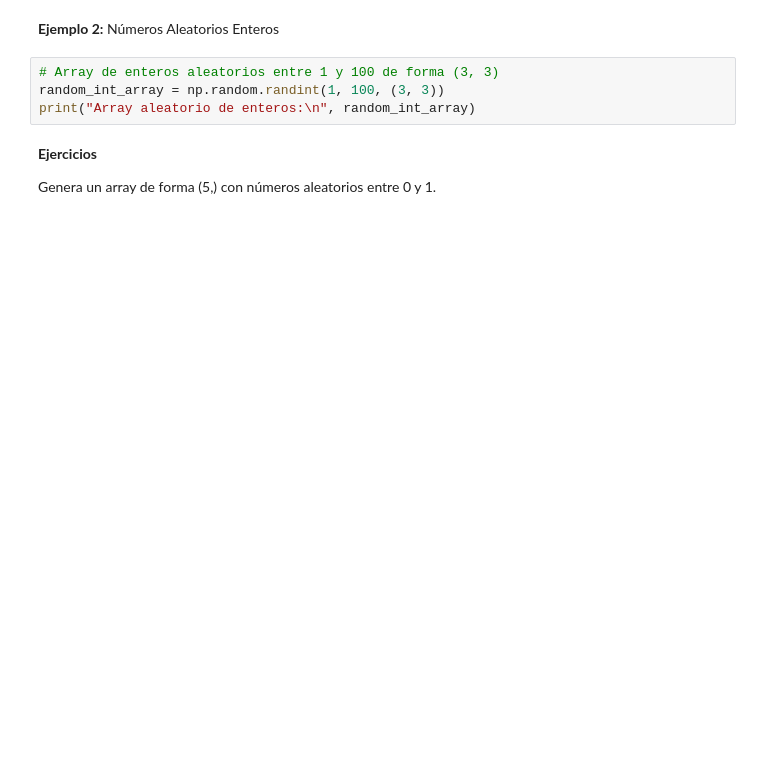
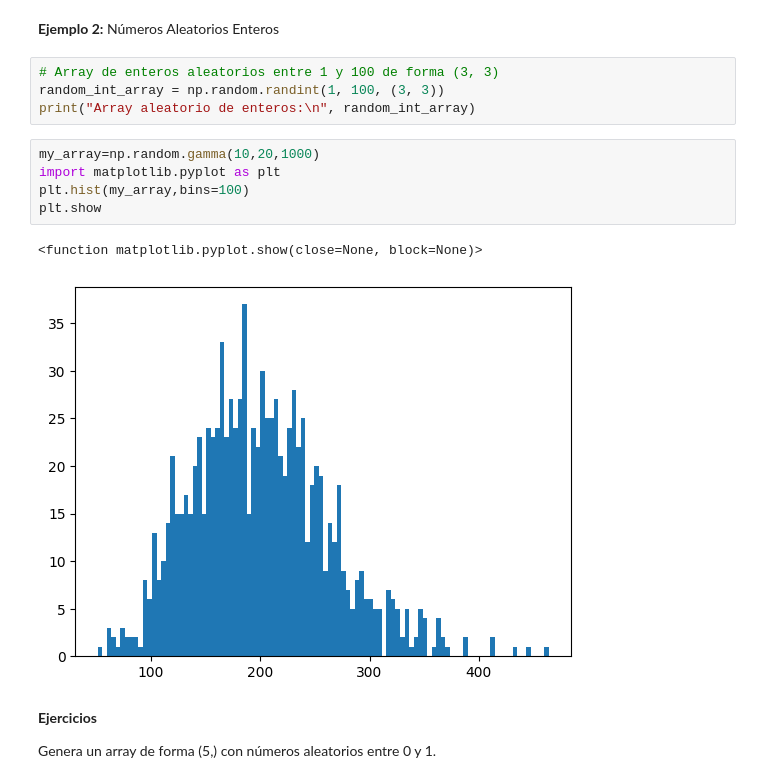
Before and after one commit to raultyv/Tareas, a Jupyter notebook: 06_numpy_arrays_ipynb_RES.ipynb, the cells around one changed output. Cells and saved outputs as stored; diff of their text form; blank space fills up the shorter version.

```diff
--- a/06_numpy_arrays_ipynb_RES.ipynb
+++ b/06_numpy_arrays_ipynb_RES.ipynb
@@ -143,6 +253,14 @@ print("Array aleatorio uniforme:\n", random_array)
 # Array de enteros aleatorios entre 1 y 100 de forma (3, 3)
 random_int_array = np.random.randint(1, 100, (3, 3))
 print("Array aleatorio de enteros:\n", random_int_array)
+# %%
+my_array=np.random.gamma(10,20,1000)
+import matplotlib.pyplot as plt
+plt.hist(my_array,bins=100)
+plt.show
+# %% [output]
+<function matplotlib.pyplot.show(close=None, block=None)>
+[figure, added]
 # %% [markdown]
 **Ejercicios**
 
```
Also changed, not shown: parts of 21 cells of this notebook.
